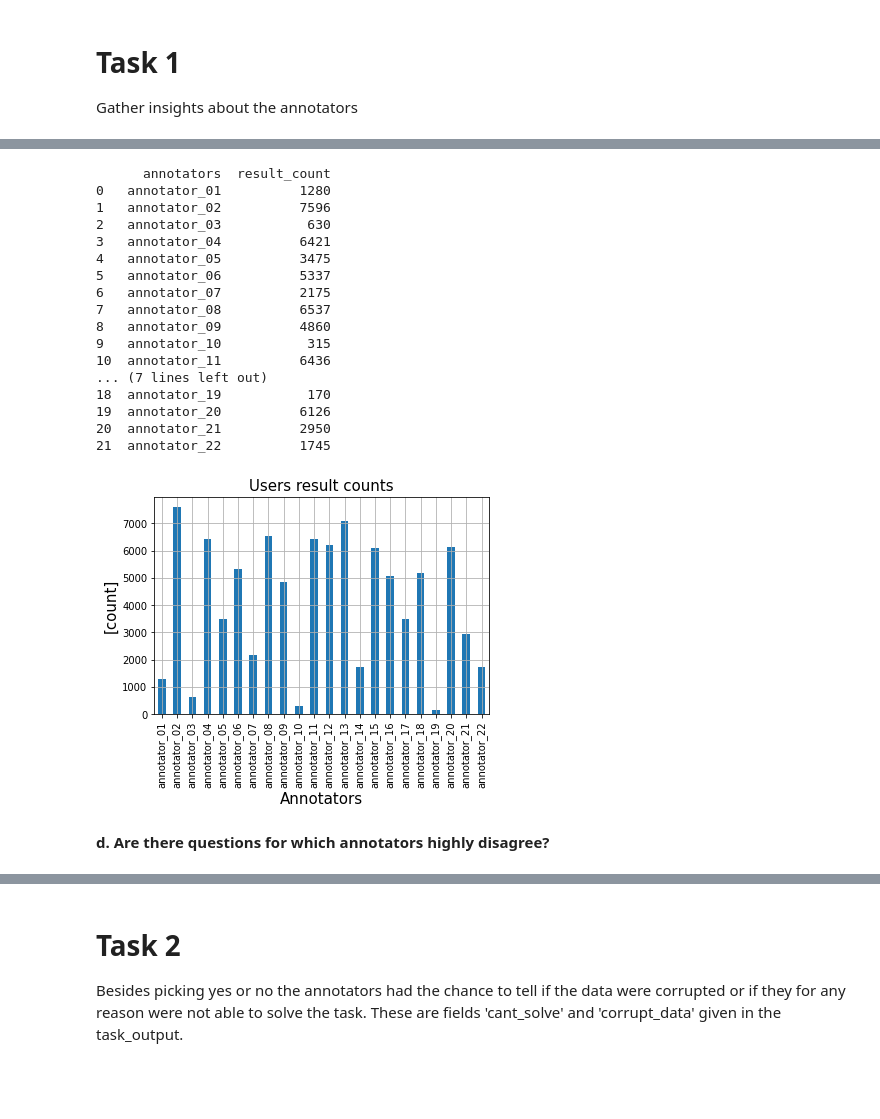
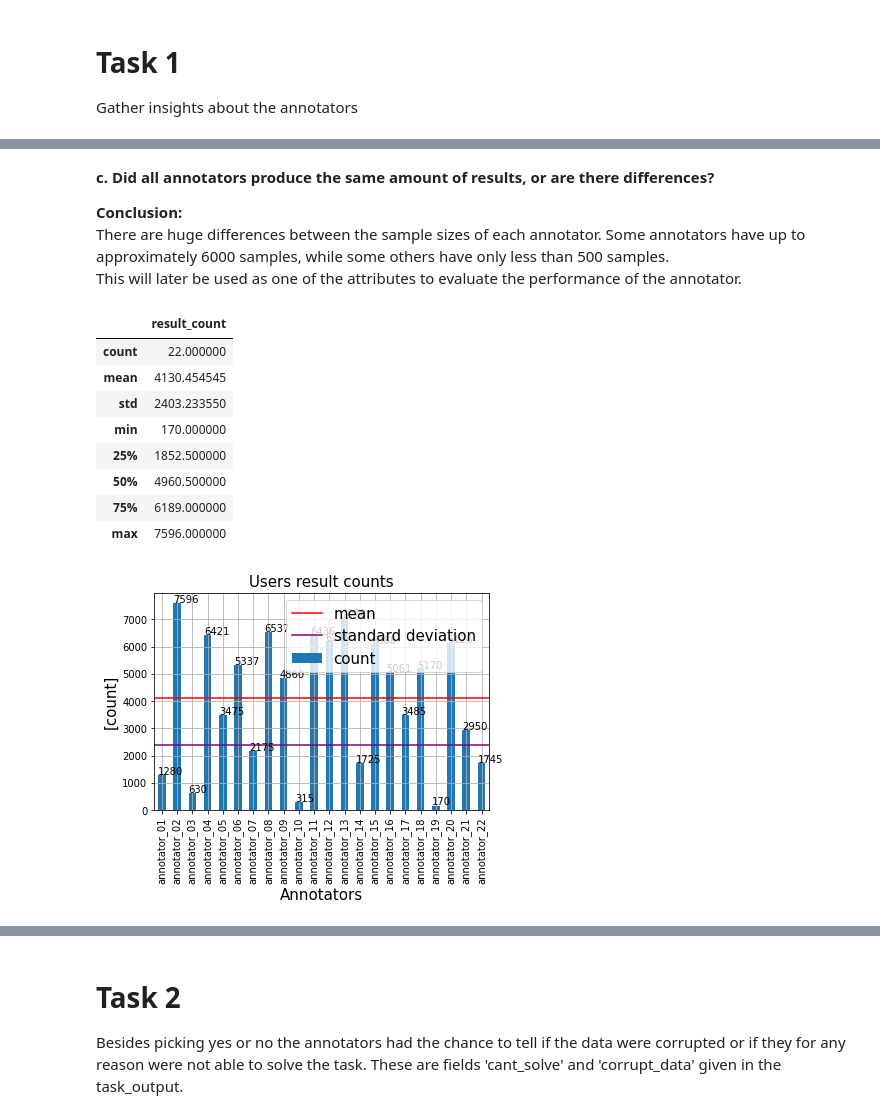
Before and after one commit to m4tice/qm_project, a Jupyter notebook: qm_project.ipynb, the cells around one changed output, grey strips where cells are left out. Drawn from its saved outputs; the diff is of its cells as text; code cells hidden in the pictures; blank space fills up the shorter version.

```diff
--- a/qm_project.ipynb
+++ b/qm_project.ipynb
@@ -145,53 +165,57 @@ Min duration: -99999 [ms]
+# %% [markdown]
+**c. Did all annotators produce the same amount of results, or are there differences?**
+
+**Conclusion:**
+There are huge differences between the sample sizes of each annotator. Some annotators have up to approximately 6000 samples, while some others have only less than 500 samples.
+This will later be used as one of the attributes to evaluate the performance of the annotator.
 # %%
-export_csv = False
+export_csv = True
 fs = 15
 
-# 1c: Did all annotators produce the same amount of results, or are there differences?
+
 annotators_list = []
 for result_key in result_keys:
     result_amount = len(ap_results[result_key]['results'])
     vendor_user_id = [ap_results[result_key]['results'][i]['user']['vendor_user_id'] for i in range(result_amount)]
 
     # - Add data to list
     annotators_list.extend(vendor_user_id)
 
 # Count the occurrences of annotators
 annotators, annotator_count = np.unique(np.array(annotators_list), return_counts=True)
 
 # Store data in Pandas DataFrame
-annotator_result_count_df = pd.DataFrame({"annotators": annotators, "result_count": annotator_count})
+annotator_result_count_df = pd.DataFrame({"vendor_user_id": annotators, "result_count": annotator_count})
 
 # Visualization
 ax = annotator_result_count_df['result_count'].plot(kind='bar')
-ax.set_xticklabels(annotator_result_count_df['annotators'])
+ax.set_xticklabels(annotator_result_count_df['vendor_user_id'])
 ax.grid(True)
 ax.set_title("Users result counts", fontsize=fs)
 ax.set_xlabel("Annotators", fontsize=fs)
 ax.set_ylabel("[count]", fontsize=fs)
 
+ax.axhline(y=annotator_result_count_df["result_count"].mean(), color='r', linestyle='-')      # draw mean line
+ax.axhline(y=annotator_result_count_df["result_count"].std(), color='purple', linestyle='-')  # draw std line
+ax.legend(["mean", "standard deviation", "count"], prop={'size': fs})
+
+# Add numbers to bars
+for p, count in zip(ax.patches, annotator_result_count_df['result_count'].values):
+    ax.annotate(str(count), (p.get_x(), p.get_height() + 20))
+
 # Export data to csv file
 if export_csv:
-    annotator_result_count_df.to_csv("annotator_result_count.csv")
+    annotator_result_count_df.to_csv("annotator_result_count.csv", index=False)
 
-print(annotator_result_count_df)
+annotator_result_count_df.describe()
 # %% [output]
-      annotators  result_count
-0   annotator_01          1280
-1   annotator_02          7596
-2   annotator_03           630
-3   annotator_04          6421
-4   annotator_05          3475
-5   annotator_06          5337
-6   annotator_07          2175
-7   annotator_08          6537
-8   annotator_09          4860
-9   annotator_10           315
-10  annotator_11          6436
-... (7 lines left out)
-18  annotator_19           170
-19  annotator_20          6126
-20  annotator_21          2950
-21  annotator_22          1745
+|  | result_count |
+| count | 22.000000 |
+| mean | 4130.454545 |
+| std | 2403.233550 |
+| min | 170.000000 |
+| 25% | 1852.500000 |
+| 50% | 4960.500000 |
+| 75% | 6189.000000 |
+| max | 7596.000000 |
-[figure, old version]
+[figure, new version]
-# %% [markdown]
-**d. Are there questions for which annotators highly disagree?**
```
Also changed, not shown: parts of 33 cells of this notebook, 11 other files.
